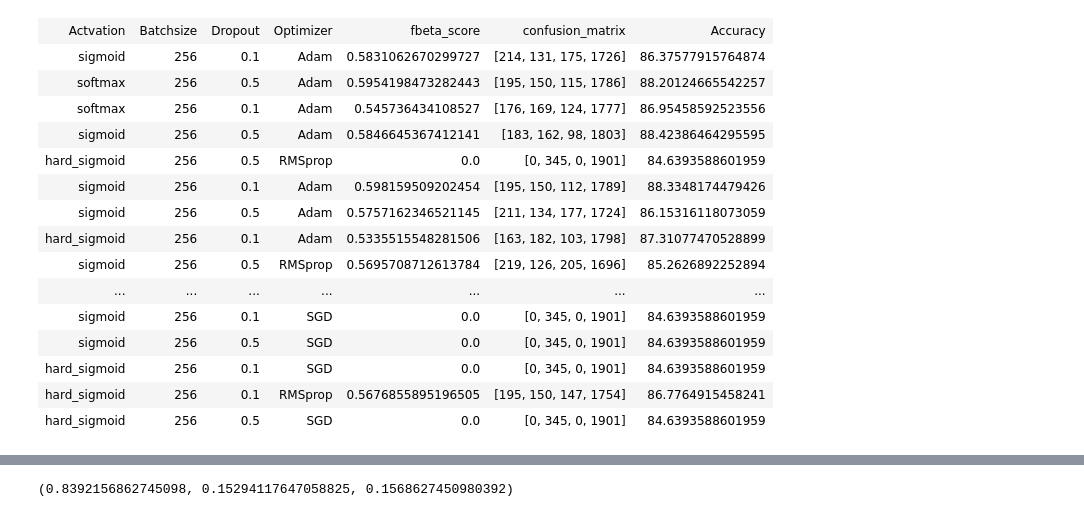
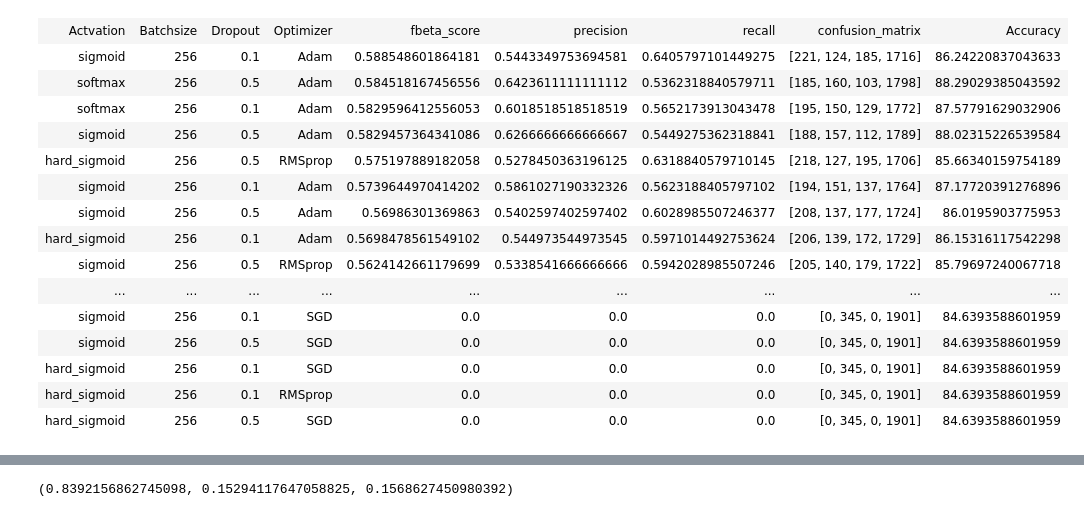
Before and after one commit to alanzhang88/SONegativeCommentDetection, a Jupyter notebook: dataExploration/prediction_evalution.ipynb, the cells around one changed output, grey strips where cells are left out. Saved outputs shown, nothing was run; the diff lists cells and outputs as text; code cells hidden in the pictures.

```diff
--- a/dataExploration/prediction_evalution.ipynb
+++ b/dataExploration/prediction_evalution.ipynb
@@ -53,0 +57,35 @@ display(HTML(tabulate.tabulate(datatable, tablefmt='html')))
+# %%
+top100 = sorted(y2, key=lambda x: x[1],reverse=True)[0:100]
+
+dataplot1= {'precision':[],'recall':[],'f1-score':[]}
+
+top100_id = []
+for i in top100:
+    top100_id.append(i[0])
+with open("parameters_temp_1stack.json") as jsondata:
+    data = json.load(jsondata)
+    for i in top100_id:
+#         print(data[str(i)])
+        dataplot1['precision'].append(data[str(i)]['precision'])
+        dataplot1['recall'].append(data[str(i)]['recall'])
+        dataplot1['f1-score'].append(data[str(i)]['fbeta_score'])
+# display(HTML(tabulate.tabulate(datatable1, tablefmt='html')))
+x = list(range(100))
+# print(x)
+df = pd.DataFrame(data=dataplot1)
+print(len(dataplot1['precision']))
+plt.figure(figsize=(20,12))
+sns.pointplot(x, dataplot1['precision'], alpha=0.1, color=color[1])
+sns.pointplot(x, dataplot1['recall'], alpha=0.2, color=color[2])
+sns.pointplot(x, dataplot1['f1-score'], alpha=0.3, color=color[3])
+# sns.pointplot(x, y4, alpha=0.4, color=color[6])
+
+color_patch1 = mpatches.Patch(color=color[1], label="precision")
+color_patch2 = mpatches.Patch(color=color[2], label="recall")
+color_patch3 = mpatches.Patch(color=color[3], label="fbeta_score")
+plt.legend(handles=[color_patch1,color_patch2,color_patch3])
+plt.ylabel('Evaluation', fontsize=12)
+plt.xlabel('Parameters combination', fontsize=12)
+plt.title("Single Stack LSTM", fontsize=15)
+plt.xticks(rotation='vertical')
+plt.show()
@@ -65,7 +107,7 @@ with open("parameters_temp_stack2.json") as jsondata:
 top30 = sorted(y2, key=lambda x: x[1],reverse=True)[0:30]
 
 datatable = []
-datatable.append(["Actvation","Batchsize","Dropout","Optimizer","fbeta_score", "confusion_matrix", "Accuracy"])
+datatable.append(["Actvation","Batchsize","Dropout","Optimizer","fbeta_score", "precision","recall","confusion_matrix", "Accuracy"])
 top30_id = []
 for i in top30:
     top30_id.append(i[0])
@@ -73,7 +115,7 @@ with open("parameters_temp_stack2.json") as jsondata:
     data = json.load(jsondata)
     for i in top30_id:
 #         print(data[str(i)])
-        datatable.append([data[str(i)]['act'],data[str(i)]['batch'],data[str(i)]['drop'],data[str(i)]['op'], data[str(i)]['fbeta_score'],data[str(i)]['confusion_matrix'], data[str(i)]['accuracy']] )
+        datatable.append([data[str(i)]['act'],data[str(i)]['batch'],data[str(i)]['drop'],data[str(i)]['op'], data[str(i)]['fbeta_score'],data[str(i)]['precision'],data[str(i)]['recall'],data[str(i)]['confusion_matrix'], data[str(i)]['accuracy']] )
 #         datatable[0].append(data[str(i)]['act'])
 #         datatable[1].append(data[str(i)]['batch'])
 #         datatable[2].append(data[str(i)]['drop'])
@@ -100,46 +142,46 @@ display(HTML(tabulate.tabulate(datatable, tablefmt='html')))
 # %%
 y3= []
 parameters = []
 with open("parameters_temp_stack3.json") as jsondata:
     data = json.load(jsondata)
     count = 1
     for d in data:
         y3.append((count, data[d]['fbeta_score']))
         count+=1
 
 
 top30 = sorted(y3, key=lambda x: x[1],reverse=True)[0:30]
 
 datatable = []
-datatable.append(["Actvation","Batchsize","Dropout","Optimizer","fbeta_score", "confusion_matrix", "Accuracy"])
+datatable.append(["Actvation","Batchsize","Dropout","Optimizer","fbeta_score", "precision","recall","confusion_matrix", "Accuracy"])
 top30_id = []
 for i in top30:
     top30_id.append(i[0])
-with open("parameters_temp_stack2.json") as jsondata:
+with open("parameters_temp_stack3.json") as jsondata:
     data = json.load(jsondata)
     for i in top30_id:
 #         print(data[str(i)])
-        datatable.append([data[str(i)]['act'],data[str(i)]['batch'],data[str(i)]['drop'],data[str(i)]['op'], data[str(i)]['fbeta_score'],data[str(i)]['confusion_matrix'], data[str(i)]['accuracy']] )
+        datatable.append([data[str(i)]['act'],data[str(i)]['batch'],data[str(i)]['drop'],data[str(i)]['op'], data[str(i)]['fbeta_score'],data[str(i)]['precision'],data[str(i)]['recall'],data[str(i)]['confusion_matrix'], data[str(i)]['accuracy']] )
 #         datatable[0].append(data[str(i)]['act'])
 #         datatable[1].append(data[str(i)]['batch'])
 #         datatable[2].append(data[str(i)]['drop'])
 #         datatable[3].append(data[str(i)]['op'])
 
 display(HTML(tabulate.tabulate(datatable, tablefmt='html')))
 # %% [output]
-| Actvation | Batchsize | Dropout | Optimizer | fbeta_score | confusion_matrix | Accuracy |
-| sigmoid | 256 | 0.1 | Adam | 0.5831062670299727 | [214, 131, 175, 1726] | 86.37577915764874 |
-| softmax | 256 | 0.5 | Adam | 0.5954198473282443 | [195, 150, 115, 1786] | 88.20124665542257 |
-| softmax | 256 | 0.1 | Adam | 0.545736434108527 | [176, 169, 124, 1777] | 86.95458592523556 |
-| sigmoid | 256 | 0.5 | Adam | 0.5846645367412141 | [183, 162, 98, 1803] | 88.42386464295595 |
-| hard_sigmoid | 256 | 0.5 | RMSprop | 0.0 | [0, 345, 0, 1901] | 84.6393588601959 |
-| sigmoid | 256 | 0.1 | Adam | 0.598159509202454 | [195, 150, 112, 1789] | 88.3348174479426 |
-| sigmoid | 256 | 0.5 | Adam | 0.5757162346521145 | [211, 134, 177, 1724] | 86.15316118073059 |
-| hard_sigmoid | 256 | 0.1 | Adam | 0.5335515548281506 | [163, 182, 103, 1798] | 87.31077470528899 |
-| sigmoid | 256 | 0.5 | RMSprop | 0.5695708712613784 | [219, 126, 205, 1696] | 85.2626892252894 |
-| ... | ... | ... | ... | ... | ... | ... |
-| sigmoid | 256 | 0.1 | SGD | 0.0 | [0, 345, 0, 1901] | 84.6393588601959 |
-| sigmoid | 256 | 0.5 | SGD | 0.0 | [0, 345, 0, 1901] | 84.6393588601959 |
-| hard_sigmoid | 256 | 0.1 | SGD | 0.0 | [0, 345, 0, 1901] | 84.6393588601959 |
-| hard_sigmoid | 256 | 0.1 | RMSprop | 0.5676855895196505 | [195, 150, 147, 1754] | 86.7764915458241 |
-| hard_sigmoid | 256 | 0.5 | SGD | 0.0 | [0, 345, 0, 1901] | 84.6393588601959 |
+| Actvation | Batchsize | Dropout | Optimizer | fbeta_score | precision | recall | confusion_matrix | Accuracy |
+| sigmoid | 256 | 0.1 | Adam | 0.588548601864181 | 0.5443349753694581 | 0.6405797101449275 | [221, 124, 185, 1716] | 86.24220837043633 |
+| softmax | 256 | 0.5 | Adam | 0.584518167456556 | 0.6423611111111112 | 0.5362318840579711 | [185, 160, 103, 1798] | 88.29029385043592 |
+| softmax | 256 | 0.1 | Adam | 0.5829596412556053 | 0.6018518518518519 | 0.5652173913043478 | [195, 150, 129, 1772] | 87.57791629032906 |
+| sigmoid | 256 | 0.5 | Adam | 0.5829457364341086 | 0.6266666666666667 | 0.5449275362318841 | [188, 157, 112, 1789] | 88.02315226539584 |
+| hard_sigmoid | 256 | 0.5 | RMSprop | 0.575197889182058 | 0.5278450363196125 | 0.6318840579710145 | [218, 127, 195, 1706] | 85.66340159754189 |
+| sigmoid | 256 | 0.1 | Adam | 0.5739644970414202 | 0.5861027190332326 | 0.5623188405797102 | [194, 151, 137, 1764] | 87.17720391276896 |
+| sigmoid | 256 | 0.5 | Adam | 0.56986301369863 | 0.5402597402597402 | 0.6028985507246377 | [208, 137, 177, 1724] | 86.0195903775953 |
+| hard_sigmoid | 256 | 0.1 | Adam | 0.5698478561549102 | 0.544973544973545 | 0.5971014492753624 | [206, 139, 172, 1729] | 86.15316117542298 |
+| sigmoid | 256 | 0.5 | RMSprop | 0.5624142661179699 | 0.5338541666666666 | 0.5942028985507246 | [205, 140, 179, 1722] | 85.79697240067718 |
+| ... | ... | ... | ... | ... | ... | ... | ... | ... |
+| sigmoid | 256 | 0.1 | SGD | 0.0 | 0.0 | 0.0 | [0, 345, 0, 1901] | 84.6393588601959 |
+| sigmoid | 256 | 0.5 | SGD | 0.0 | 0.0 | 0.0 | [0, 345, 0, 1901] | 84.6393588601959 |
+| hard_sigmoid | 256 | 0.1 | SGD | 0.0 | 0.0 | 0.0 | [0, 345, 0, 1901] | 84.6393588601959 |
+| hard_sigmoid | 256 | 0.1 | RMSprop | 0.0 | 0.0 | 0.0 | [0, 345, 0, 1901] | 84.6393588601959 |
+| hard_sigmoid | 256 | 0.5 | SGD | 0.0 | 0.0 | 0.0 | [0, 345, 0, 1901] | 84.6393588601959 |
```
Also changed, not shown: parts of 8 cells of this notebook.
